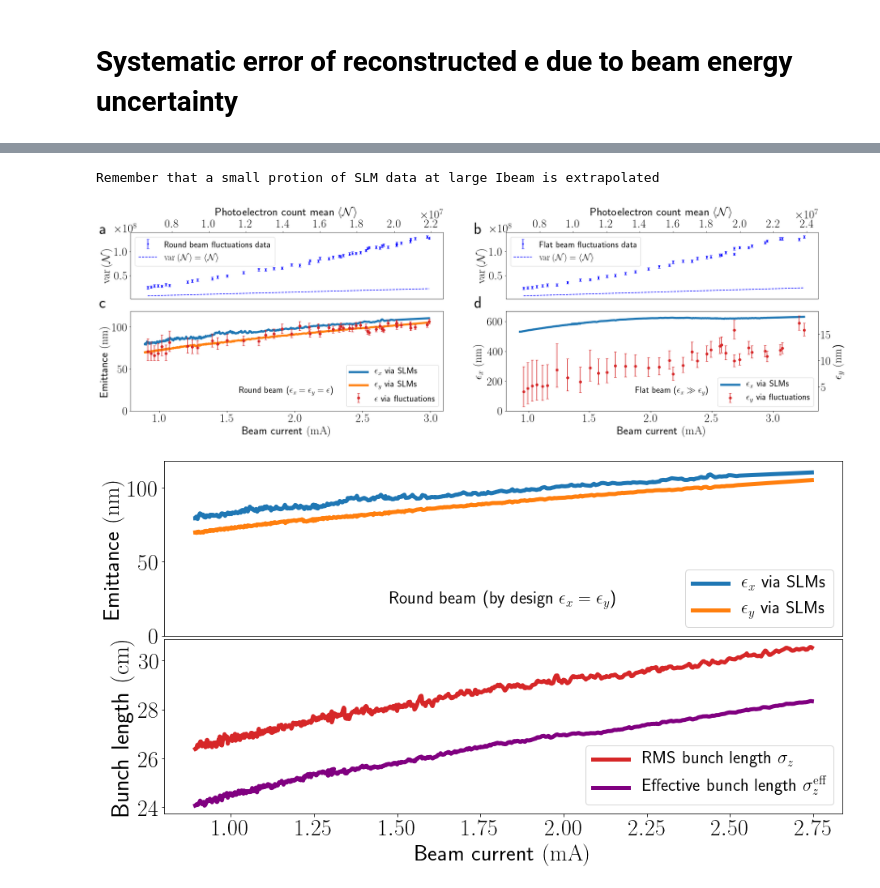
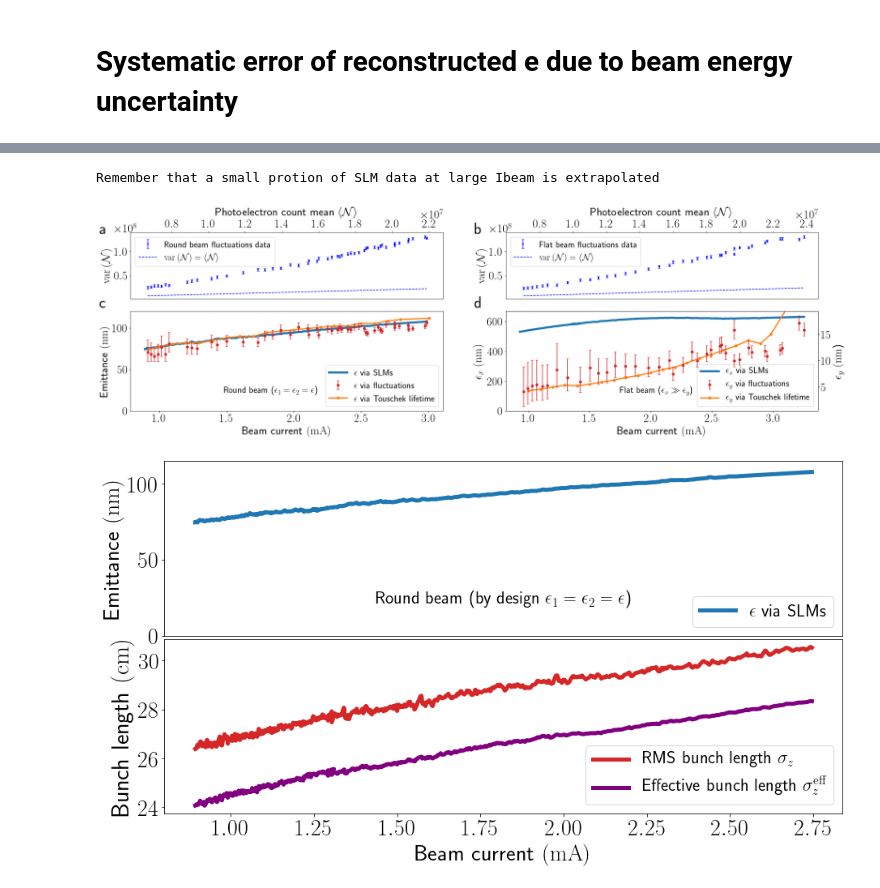
Before and after one commit to IharLobach/fur, a Jupyter notebook: shifts/shift_03_16_2020/round_and_round_long_plots/plot_round.ipynb, the cells around one changed output, grey strips where cells are left out. Cells and saved outputs as stored; diff of their text form; code cells hidden in the pictures.

```diff
--- a/shifts/shift_03_16_2020/round_and_round_long_plots/plot_round.ipynb
+++ b/shifts/shift_03_16_2020/round_and_round_long_plots/plot_round.ipynb
@@ -193,12 +217,13 @@ fig, ax = plt.subplots(2,2, gridspec_kw={'height_ratios': [2, 3]})
 
 photoel = i_to_photoel*(-df['N:IWCMI_recalibrated_to_IWCMI_absolute'])
 axRE = ax[1][0]
-axRE.text(0.65, 0.15, r"Round beam ($\e_x=\e_y=\e$)", transform=axRE.transAxes,
+axRE.text(0.6, 0.15, r"Round beam ($\e_1=\e_2=\e$)", transform=axRE.transAxes,
       fontsize=22, fontweight='bold', va='bottom', ha='right')
-axRE.plot(photoel/i_to_photoel, 1000*df['ex_um'],'-', linewidth=5 ,
-        label=r'$\e_x$ via SLMs')
-axRE.plot(photoel/i_to_photoel, 1000*df['ey_um'],'-', linewidth=5 ,
-        label=r'$\e_y$ via SLMs')
+axRE.plot(photoel/i_to_photoel, 0.5*1000*(df['ex_um']+df['ey_um']),'-', linewidth=5 ,
+        label=r'$\e$ via SLMs')
+axRE.plot(et_df['I (mA)'], 1000*et_df['e'],'.-', color='tab:orange',
+                 marker='o', linewidth=3, label=r'$\e$ via Touschek lifetime',
+                zorder=99)
 
 axRE.set_xlabel(r"Beam current $(\SI{}{mA})$", fontsize=fs)
 axRE.set_ylabel(r"Emittance $(\SI{}{nm})$", fontsize=fs)
@@ -211,7 +236,10 @@ axRE.errorbar(meas_ROUND['N']/i_to_photoel, 1e3*meas_ROUND['e_rec'],
              color=color, yerr=yerr, zorder=100,
              label=r"$\e$ via fluctuations")
 axRE.set_ylim(0, 1.05*axRE.get_ylim()[1])
-axRE.legend(loc='lower right')
+handles, labels = axRE.get_legend_handles_labels()
+order = [0,2,1]
+axRE.legend([handles[idx] for idx in order],[labels[idx] for idx in order],loc='lower right')
+
 
 
 
@@ -256,9 +284,9 @@ df = pd.concat([
     df], ignore_index=True)
 photoel = i_to_photoel*(-df['N:IWCMI_recalibrated_to_IWCMI_absolute'])
 ln1 = axFE.plot(photoel/i_to_photoel, 1000*df['ex_um'],
-                    '-', linewidth=5, label=r'$\e_x$ via SLMs')
+                    '-', linewidth=5, label=r'$\e_x$ via SLMs', zorder=99)
 axFE.set_ylim(0, 1.05*axFE.get_ylim()[1])
-axFE.text(0.65, 0.15, r"Flat beam ($\e_x\gg\e_y$)", transform=axFE.transAxes,
+axFE.text(0.6, 0.15, r"Flat beam ($\e_x\gg\e_y$)", transform=axFE.transAxes,
       fontsize=22, fontweight='bold', va='bottom', ha='right')
 axFE.set_xlabel(r"Beam current $(\SI{}{mA})$", fontsize=fs)
 
@@ -267,10 +295,21 @@ color='tab:red'
 yerr = 1e3*np.array([meas_FLAT['ey_error_bottom'],meas_FLAT['ey_error_top']])
 ln2 = axFEy.errorbar(meas_FLAT['N']/i_to_photoel, 1e3*meas_FLAT['ey_rec'],
              marker='o', linestyle='None',
-             color=color, yerr=yerr, label=r'$\e_y$ via fluctuations')
+             color=color, yerr=yerr, label=r'$\e_y$ via fluctuations',
+                    zorder=100)
+
+yrange = axFEy.get_ylim()
+
+ln3 = axFEy.plot(lt_f_df['I (mA)'], lt_f_df['ey_rec_no_transv_acc'],
+                '.-', color='tab:orange',
+                 marker='o', linewidth=3, label=r'$\e_y$ via Touschek lifetime',
+                zorder=1)
+
+axFEy.set_ylim(yrange)
+
 axFEy.set_ylabel(r"$\e_y$ $(\SI{}{nm}$)", fontsize=fs)
 
-lns = [ln1[0], ln2]
+lns = [ln1[0], ln2, ln3[0]]
 labs = [l.get_label() for l in lns]
 axFE.legend(lns, labs, loc='lower right')
 
@@ -319,7 +358,7 @@ plt.savefig(path_assistant.get_PRL_images_dir().fi("iota_measurements.png"),
 plt.show()
 # %% [output]
 Remember that a small protion of SLM data at large Ibeam is extrapolated
-[figure, old version]
+[figure, new version]
 # %%
 fig, axs = plt.subplots(2, figsize=(15, 8))
 axRE, ax2 = axs
@@ -330,36 +369,36 @@ df = pd.concat([
                  'ey_um': ey_r_func(meas_ROUND['N'].max())
                  }),
     df], ignore_index=True)
 photoel = i_to_photoel*(-df['N:IWCMI_recalibrated_to_IWCMI_absolute'])
-axRE.text(0.5, 0.15, r"Round beam (by design $\e_x=\e_y$)", transform=axRE.transAxes,
+axRE.text(0.5, 0.15, r"Round beam (by design $\e_1=\e_2=\e$)", transform=axRE.transAxes,
       fontsize=22, fontweight='bold', va='bottom', ha='center')
-axRE.plot(photoel/i_to_photoel, 1000*df['ex_um'],'-', linewidth=5 ,
-        label=r'$\e_x$ via SLMs')
-axRE.plot(photoel/i_to_photoel, 1000*df['ey_um'],'-', linewidth=5 ,
-        label=r'$\e_y$ via SLMs')
+axRE.plot(photoel/i_to_photoel, 0.5*1000*(df['ex_um']+df['ey_um']),'-', linewidth=5 ,
+        label=r'$\e$ via SLMs')
+# axRE.plot(photoel/i_to_photoel, 1000*df['ey_um'],'-', linewidth=5 ,
+#         label=r'$\e_y$ via SLMs')
 
 
 axRE.set_ylabel(r"Emittance $(\SI{}{nm})$", fontsize=fs)
 
 axRE.set_ylim(0, 1.05*axRE.get_ylim()[1])
 axRE.legend(loc='lower right')
 axRE.get_xaxis().set_visible(False)
 
 ax2.plot(photoel/i_to_photoel, df['N:IWCMBR'],'-', linewidth=5 ,
         label=r'RMS bunch length $\sigma_z$', color='tab:red')
 ax2.plot(photoel/i_to_photoel, df['N:IWCMBE'],'-', linewidth=5 ,
         label=r'Effective bunch length $\sigma_z^{\mathrm{eff}}$',
         color='purple')
 ax2.legend(loc='lower right')
 ax2.set_ylabel("Bunch length $(\SI{}{cm})$")
 ax2.set_yticks(ticks=np.arange(24,31,2))
 
 
 ax2.set_xlabel(r"Beam current $(\SI{}{mA})$", fontsize=fs)
 # ax2.set_ylim(0, 1.05*ax2.get_ylim()[1])
 fig.subplots_adjust(hspace=0.02)
 plt.savefig(path_assistant.get_PRL_images_dir().fi("ex_ey_round_beam.png"),
             dpi=300, bbox_inches='tight')
 plt.show()
 # %% [output]
-[figure, old version]
+[figure, new version]
```
Also changed, not shown: parts of 2 cells of this notebook, 4 other files.
